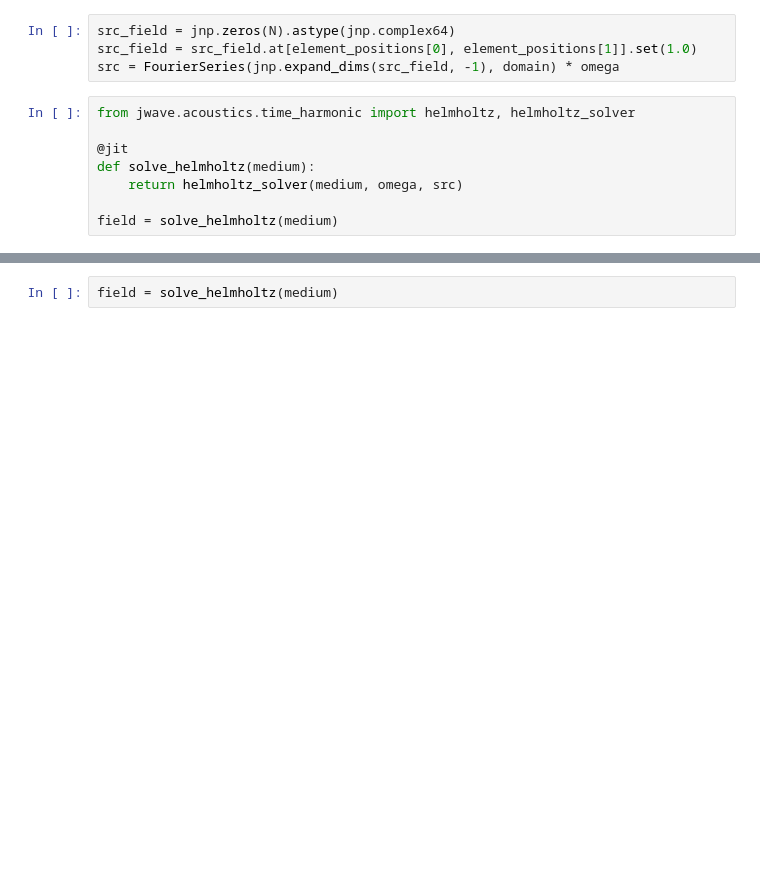
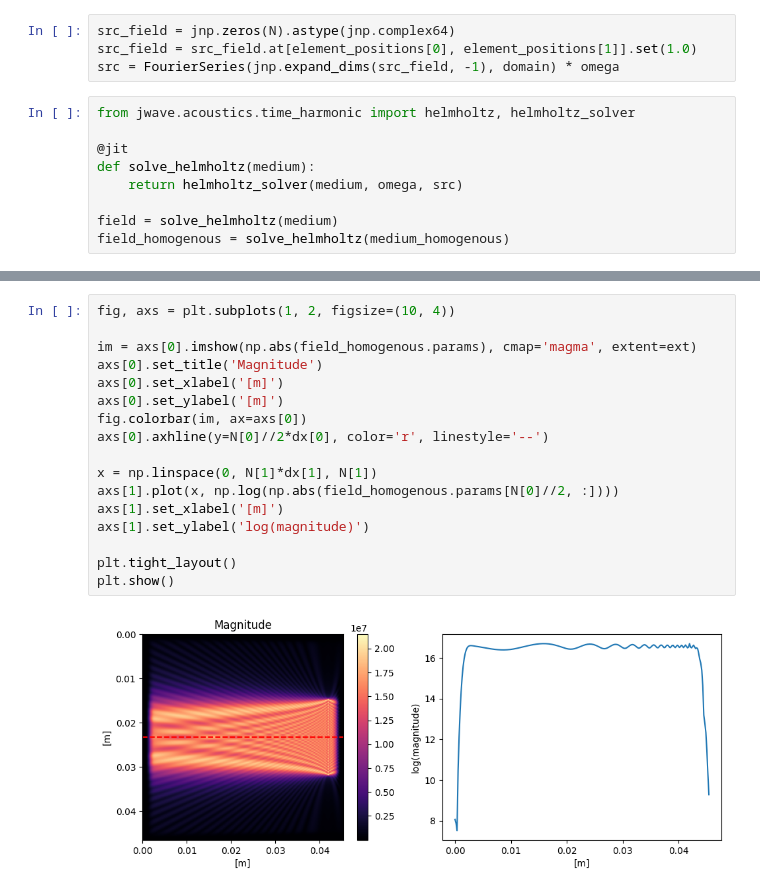
Before and after one commit to thomasrribeiro/brainhackFUS, a Jupyter notebook: notebooks/skull_attenuation.ipynb, the cells around one changed output, grey strips where cells are left out. Cells and saved outputs as stored; diff of their text form; blank space fills up the shorter version.

```diff
--- a/notebooks/skull_attenuation.ipynb
+++ b/notebooks/skull_attenuation.ipynb
@@ -143,4 +156,5 @@ def solve_helmholtz(medium):
     return helmholtz_solver(medium, omega, src)
 
 field = solve_helmholtz(medium)
+field_homogenous = solve_helmholtz(medium_homogenous)
 # %% [output]
@@ -148,5 +162,22 @@ field = solve_helmholtz(medium)
-# %%
-field = solve_helmholtz(medium)
+# %%
+fig, axs = plt.subplots(1, 2, figsize=(10, 4))
+
+im = axs[0].imshow(np.abs(field_homogenous.params), cmap='magma', extent=ext)
+axs[0].set_title('Magnitude')
+axs[0].set_xlabel('[m]')
+axs[0].set_ylabel('[m]')
+fig.colorbar(im, ax=axs[0])
+axs[0].axhline(y=N[0]//2*dx[0], color='r', linestyle='--')
+
+x = np.linspace(0, N[1]*dx[1], N[1])
+axs[1].plot(x, np.log(np.abs(field_homogenous.params[N[0]//2, :])))
+axs[1].set_xlabel('[m]')
+axs[1].set_ylabel('log(magnitude)')
+
+plt.tight_layout()
+plt.show()
+# %% [output]
+[figure, added]
 # %%
 fig, axs = plt.subplots(1, 2, figsize=(10, 4))
 
```
Also changed, not shown: parts of 4 cells of this notebook.
